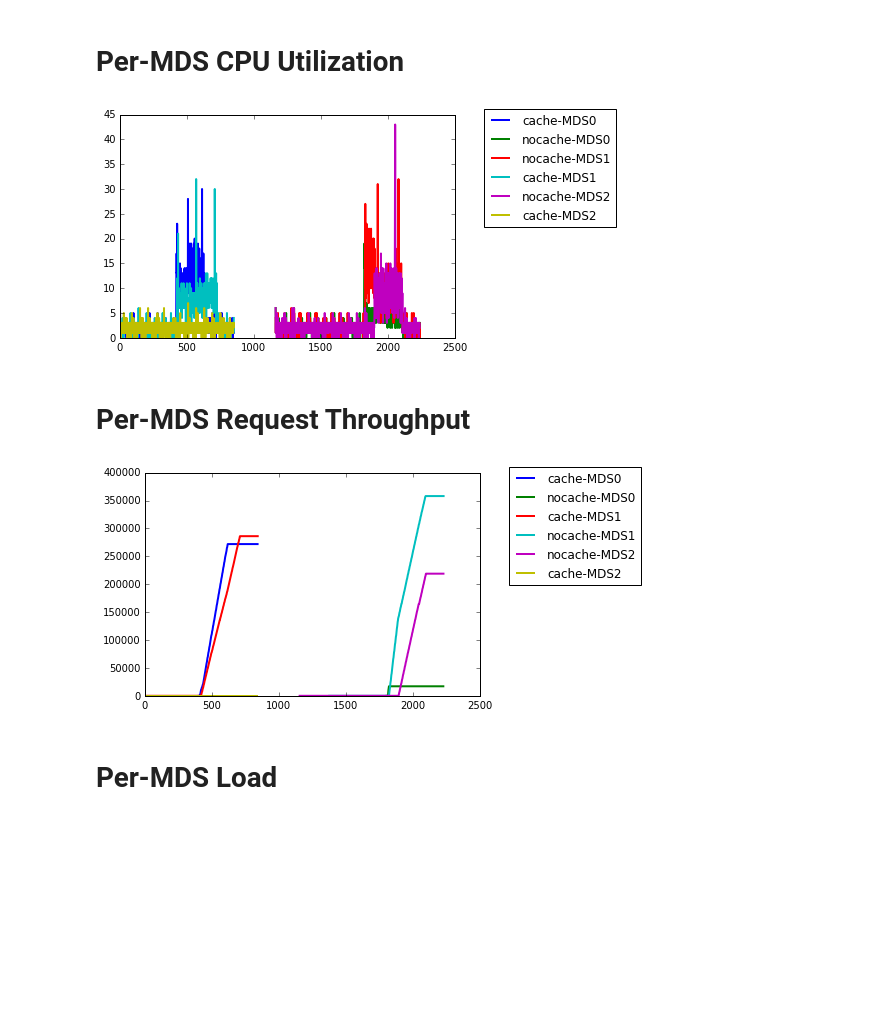
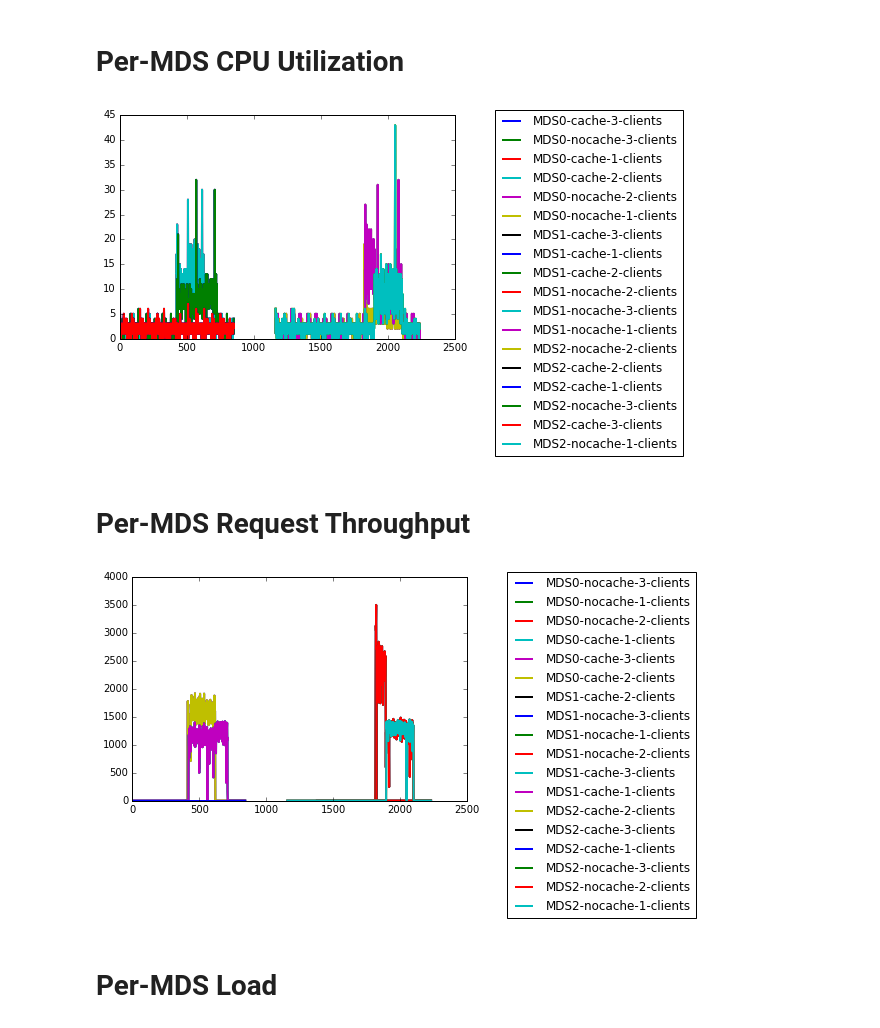
Before and after one commit to ivotron/mantle-popper, a Jupyter notebook: experiments/greedy-spill/results/visualize.ipynb, the cells around one changed output. Drawn from its saved outputs; the diff is of its cells as text; code cells hidden in the pictures; blank space fills up the shorter version.

Commit message:
greedy-spill: change graph to throughput
Signed-off-by: Michael Sevilla <mikesevilla3@gmail.com>

```diff
--- a/experiments/greedy-spill/results/visualize.ipynb
+++ b/experiments/greedy-spill/results/visualize.ipynb
@@ -43,7 +43,7 @@ def mds_label(fname, metric):
     rank = mdss.index(rank)
     site = os.path.dirname(fname)
     site = os.path.dirname(site)
-    return site + "-MDS"+str(rank)
+    return "MDS"+str(rank)+"-"+site
 
 def site_label(fname):
     return os.path.dirname(fname)
@@ -72,28 +72,33 @@ def plot_whisperdb(fnames):
     for mds in mdss:
         for f in traces:
             if mds in f:
-                trace = traces[f]
-                trace = trace[trace.seconds != 0]    # ignore timestamps carbon did't get any metrics
-                ax.plot(trace['seconds'] - min_ts,   # slide x axis to start at 0
-                        trace[metric],               # plot the raw cpu
+                t = traces[f]
+                t = t[t.seconds != 0]    # ignore timestamps carbon did't get any metrics
+                if metric == 'reply':
+                    t['shifted'] = t['reply'].shift(1)
+                else:
+                    t['shifted'] = 0
+                ax.plot(t['seconds'] - min_ts,   # slide x axis to start at 0
+                        t[metric] - t['shifted'],               # plot the raw cpu
                         label=mds_label(f, metric),
                         **PLT_ARGS)
     ax.legend(loc='upper left')
-    ax.legend(bbox_to_anchor=(1.5, 1.05))
+    ax.legend(bbox_to_anchor=(1.7, 1.05))
+    return ax
 # %% [markdown]
 # Per-MDS CPU Utilization
 # %%
-fnames = glob.glob("*cache/utilization/cpu*.out")
-plot_whisperdb(fnames)
+fnames = sorted(glob.glob("*cache/utilization/cpu*.out"))
+ax = plot_whisperdb(fnames)
 # %% [output]
-[figure, old version]
+[figure, new version]
 # %% [markdown]
 # Per-MDS Request Throughput
 # %%
-fnames = glob.glob("*cache/utilization/reply*.out")
-plot_whisperdb(fnames)
+fnames = sorted(glob.glob("*cache/utilization/reply*.out"))
+ax = plot_whisperdb(fnames)
 # %% [output]
-[figure, old version]
+[figure, new version]
 # %% [markdown]
 # Per-MDS Load
 # %%
```
